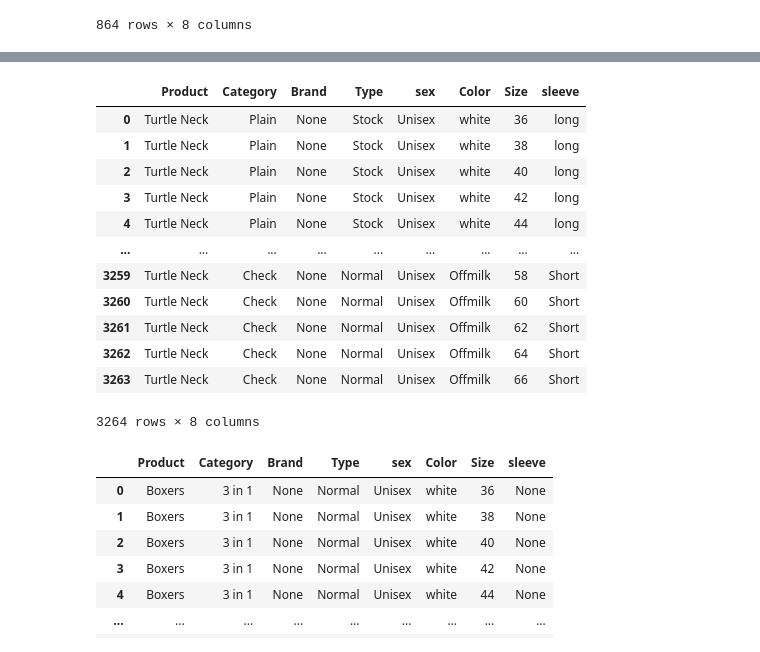
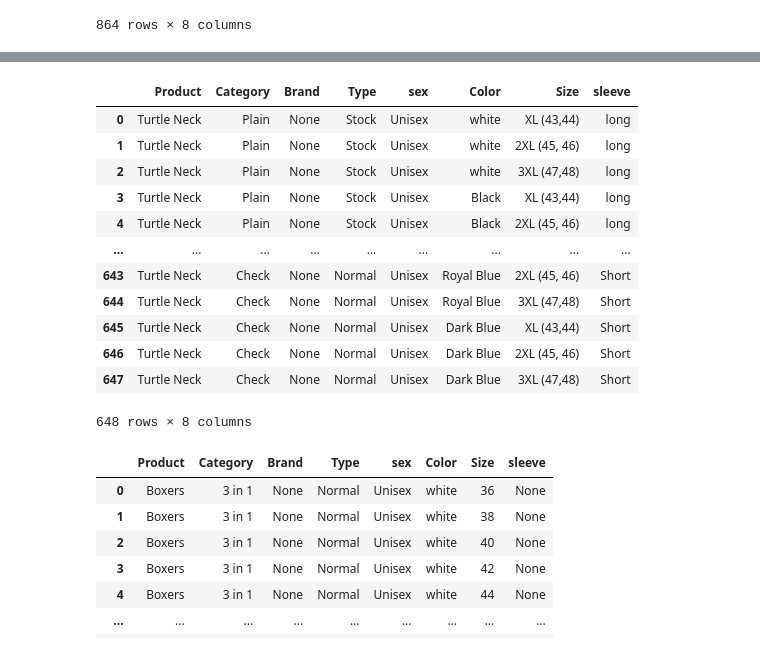
Before and after one commit to Emeka-Onwuepe/smbclassic, a Jupyter notebook: notebooks/Untitled.ipynb, the cells around one changed output, grey strips where cells are left out. Drawn from its saved outputs; the diff is of its cells as text; code cells hidden in the pictures.

```diff
--- a/notebooks/Untitled.ipynb
+++ b/notebooks/Untitled.ipynb
@@ -1241,6 +1268,11 @@ for gender in sex:
             types_ = types
 
         for type_ in types_:
+            brands = ['None']
+            if cat == 'Chinos' and type_ == "Stock":
+                brands = chinos_brands_stock
+            if cat == 'Chinos' and type_ == "Normal":
+                brands = chinos_brands_normal
             for brand in brands:
                 for color in colors:
                     try:
@@ -1293,17 +1325,21 @@ colors = ['white','Black',
 
          ]
 
-sizes = [36,38,40,42,44,46,48,50,52,54,56,58,60,62,64,66]
+sizes = [27,28,29,30,31,32,33,34,35,
+         36,37,38,39,40,41,42,43,44,45,
+         46,47,48,49,50,52,
+         ]
 
-sex = ['Male',"Female"]
+sex = ['Male']
 
 brands = ['None']
 
 product = 'Shorts'
 types = ['Stock','Normal']
 
-Category = ['Chinose','Plain','Jeans',
-            'Liv','Valvet','Knicker','3/4'
+Category = ['Plain','Jeans',
+            'Valvet','Knicker','3/4',
+            'Codro'
            ]
 # %%
 data = []
@@ -1362,7 +1398,12 @@ colors = ['white','Black',
 
          ]
 
-sizes = [36,38,40,42,44,46,48,50,52,54,56,58,60,62,64,66]
+sizes = ['Small (37,38)','Medium (39,40)',
+         'Large (41, 42)', 'XL (43,44)',
+          '2XL (45, 46)', '3XL (47,48)',
+          '4XL (49, 50)','5XL',
+          '6XL','8XL','10XL','12XL',
+        ]
 
 sex = ['Unisex']
 
@@ -1423,11 +1464,12 @@ colors = ['white','Black',
             'Grey', 'Dark Grey','Brown','Green',
                'Wine / Maroon','Purple','Pink',
                'Yellow','Carton','Stone','Milk',
-              'Designer','Offmilk'
+              'Offmilk','Royal Blue',
+              'Dark Blue',
 
          ]
 
-sizes = [36,38,40,42,44,46,48,50,52,54,56,58,60,62,64,66]
+sizes = ['XL (43,44)','2XL (45, 46)', '3XL (47,48)']
 
 sex = ['Unisex']
 
@@ -1438,45 +1480,45 @@ types = ['Stock','Normal']
 
 Category = ['Plain','Stripe','Check',
          # 'Codro'
         ]
 
 data = []
 for gender in sex:
     temp = []
     for  cat in Category:
         for type_ in types:
             for sleeve in sleeves:
 
                 for brand in brands:
 
                     for color in colors:
                         try:
                             for size in sizes[gender]:
                                 temp = [product,cat,brand,type_,gender,
                                         color,size,sleeve]
                                 data.append(temp)
                         except TypeError :
                             for size in sizes:
                                 temp = [product,cat,brand,type_,gender,
                                         color,size,sleeve]
                                 data.append(temp)
 
 turtle_neck = pd.DataFrame(data,columns=cols)
 turtle_neck
 # %% [output]
 |  | Product | Category | Brand | Type | sex | Color | Size | sleeve |
-| 0 | Turtle Neck | Plain | None | Stock | Unisex | white | 36 | long |
-| 1 | Turtle Neck | Plain | None | Stock | Unisex | white | 38 | long |
-| 2 | Turtle Neck | Plain | None | Stock | Unisex | white | 40 | long |
-| 3 | Turtle Neck | Plain | None | Stock | Unisex | white | 42 | long |
-| 4 | Turtle Neck | Plain | None | Stock | Unisex | white | 44 | long |
+| 0 | Turtle Neck | Plain | None | Stock | Unisex | white | XL (43,44) | long |
+| 1 | Turtle Neck | Plain | None | Stock | Unisex | white | 2XL (45, 46) | long |
+| 2 | Turtle Neck | Plain | None | Stock | Unisex | white | 3XL (47,48) | long |
+| 3 | Turtle Neck | Plain | None | Stock | Unisex | Black | XL (43,44) | long |
+| 4 | Turtle Neck | Plain | None | Stock | Unisex | Black | 2XL (45, 46) | long |
 | ... | ... | ... | ... | ... | ... | ... | ... | ... |
-| 3259 | Turtle Neck | Check | None | Normal | Unisex | Offmilk | 58 | Short |
-| 3260 | Turtle Neck | Check | None | Normal | Unisex | Offmilk | 60 | Short |
-| 3261 | Turtle Neck | Check | None | Normal | Unisex | Offmilk | 62 | Short |
-| 3262 | Turtle Neck | Check | None | Normal | Unisex | Offmilk | 64 | Short |
-| 3263 | Turtle Neck | Check | None | Normal | Unisex | Offmilk | 66 | Short |
+| 643 | Turtle Neck | Check | None | Normal | Unisex | Royal Blue | 2XL (45, 46) | Short |
+| 644 | Turtle Neck | Check | None | Normal | Unisex | Royal Blue | 3XL (47,48) | Short |
+| 645 | Turtle Neck | Check | None | Normal | Unisex | Dark Blue | XL (43,44) | Short |
+| 646 | Turtle Neck | Check | None | Normal | Unisex | Dark Blue | 2XL (45, 46) | Short |
+| 647 | Turtle Neck | Check | None | Normal | Unisex | Dark Blue | 3XL (47,48) | Short |
-3264 rows × 8 columns
+648 rows × 8 columns
 # %%
 cols = ['Product','Category','Brand','Type',
         'sex','Color','Size','sleeve',
```
Also changed, not shown: parts of 8 cells of this notebook, 1 other file.
